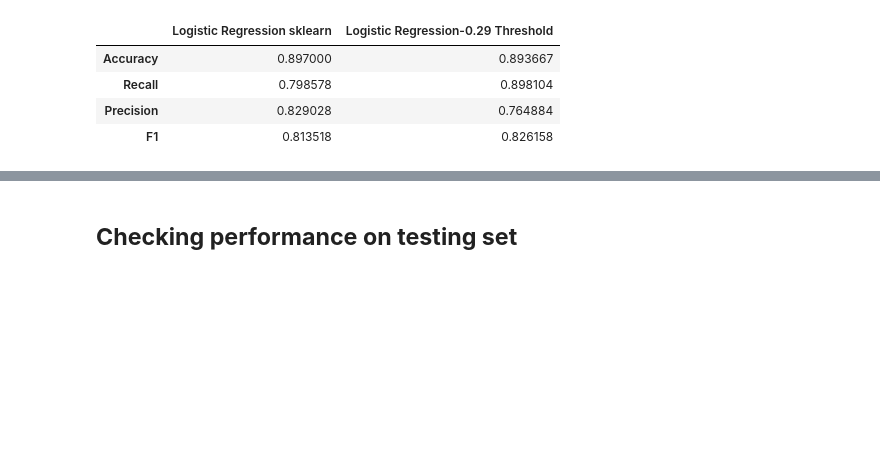
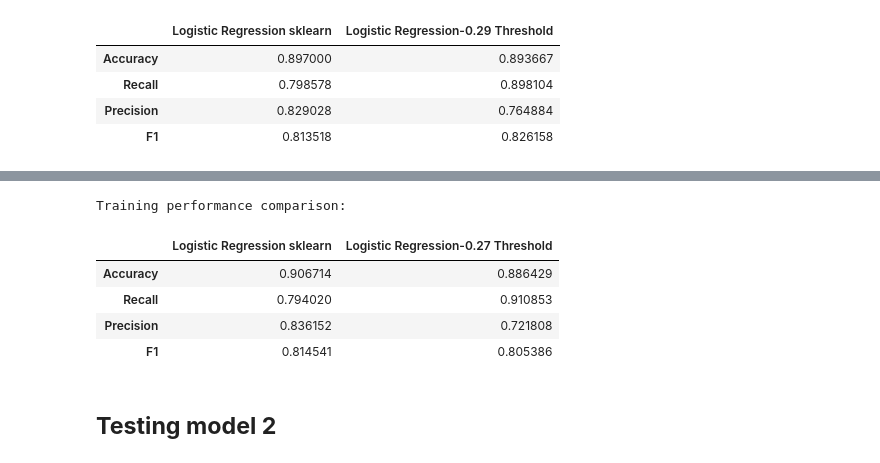
Before and after one commit to cfreeman22/predictive_modeling_mlr, a Jupyter notebook: D208_task2.ipynb, the cells around one changed output, grey strips where cells are left out. Drawn from its saved outputs; the diff is of its cells as text; code cells hidden in the pictures; blank space fills up the shorter version.

```diff
--- a/D208_task2.ipynb
+++ b/D208_task2.ipynb
@@ -1267,24 +1431,29 @@ log_reg_model_train_perf_threshold_curve
 # %%
-# training performance comparison
+# training performance comparison model 2
 
 models_train_comp_df = pd.concat(
     [
         log_reg_model_train_perf.T,
         log_reg_model_train_perf_threshold_auc_roc.T,
-        log_reg_model_train_perf_threshold_curve.T,
     ],
     axis=1,
 )
 models_train_comp_df.columns = [
     "Logistic Regression sklearn",
-    "Logistic Regression-0.25 Threshold",
-    "Logistic Regression-0.35 Threshold",
+    "Logistic Regression-0.27 Threshold",
 ]
 
 print("Training performance comparison:")
 models_train_comp_df
+# %% [output]
+Training performance comparison:
+|  | Logistic Regression sklearn | Logistic Regression-0.27 Threshold |
+| Accuracy | 0.906714 | 0.886429 |
+| Recall | 0.794020 | 0.910853 |
+| Precision | 0.836152 | 0.721808 |
+| F1 | 0.814541 | 0.805386 |
-# %% [markdown]
-## **Checking performance on testing set**
+# %% [markdown]
+## **Testing model 2**
 # %%
 # creating confusion matrix
 confusion_matrix_sklearn_with_threshold(lg, X_test, y_test)
```
Also changed, not shown: parts of 40 cells of this notebook.
